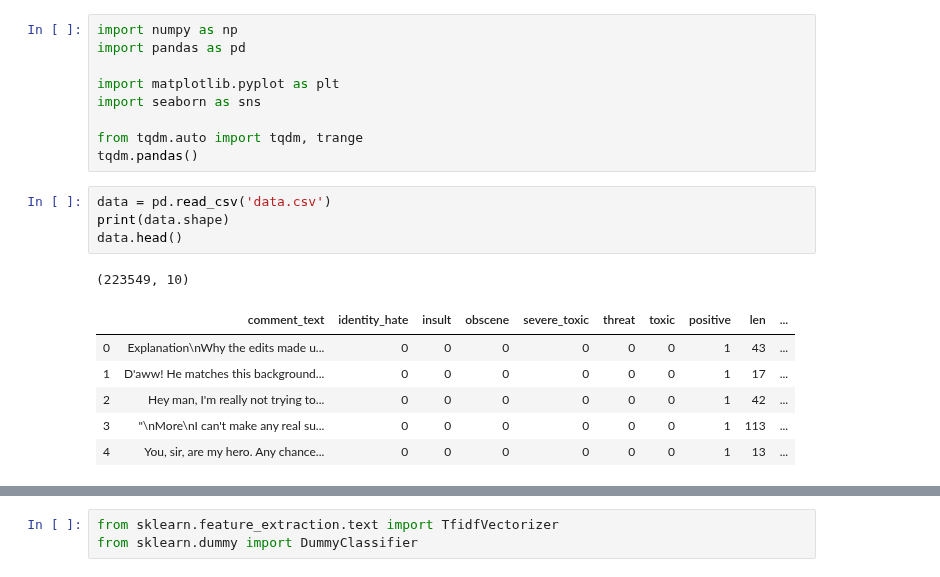
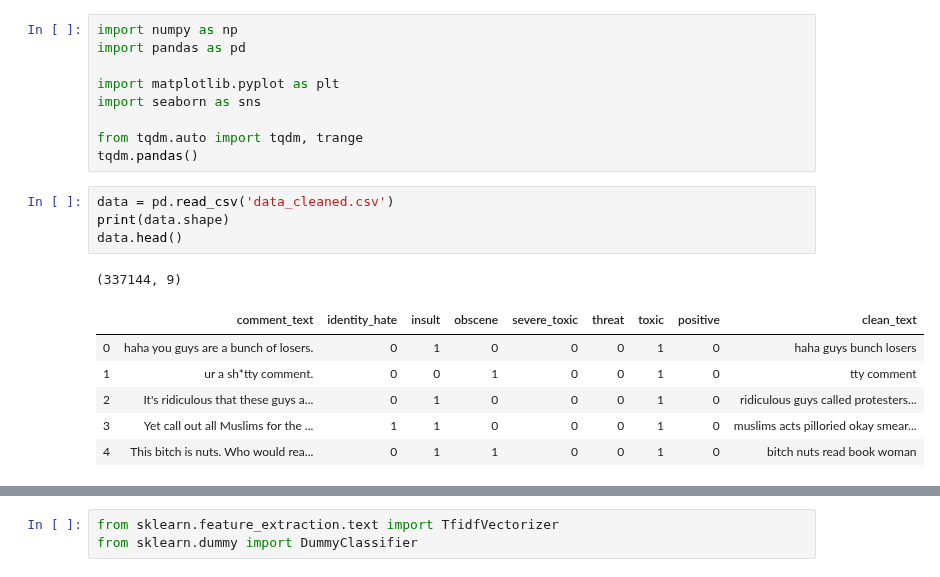
Before and after one commit to Ritvik19/Toxic-Comment-Classification, a Jupyter notebook: 02 Baseline Model.ipynb, the cells around one changed output, grey strips where cells are left out. Cells and saved outputs as stored; diff of their text form.

```diff
--- a/02 Baseline Model.ipynb
+++ b/02 Baseline Model.ipynb
@@ -8,17 +8,17 @@ import seaborn as sns
 from tqdm.auto import tqdm, trange
 tqdm.pandas()
 # %%
-data = pd.read_csv('data.csv')
+data = pd.read_csv('data_cleaned.csv')
 print(data.shape)
 data.head()
 # %% [output]
-(223549, 10)
+(337144, 9)
-|  | comment_text | identity_hate | insult | obscene | severe_toxic | threat | toxic | positive | len | ... |
-| 0 | Explanation\nWhy the edits made u... | 0 | 0 | 0 | 0 | 0 | 0 | 1 | 43 | ... |
-| 1 | D'aww! He matches this background... | 0 | 0 | 0 | 0 | 0 | 0 | 1 | 17 | ... |
-| 2 | Hey man, I'm really not trying to... | 0 | 0 | 0 | 0 | 0 | 0 | 1 | 42 | ... |
-| 3 | "\nMore\nI can't make any real su... | 0 | 0 | 0 | 0 | 0 | 0 | 1 | 113 | ... |
-| 4 | You, sir, are my hero. Any chance... | 0 | 0 | 0 | 0 | 0 | 0 | 1 | 13 | ... |
+|  | comment_text | identity_hate | insult | obscene | severe_toxic | threat | toxic | positive | clean_text |
+| 0 | haha you guys are a bunch of losers. | 0 | 1 | 0 | 0 | 0 | 1 | 0 | haha guys bunch losers |
+| 1 | ur a sh*tty comment. | 0 | 0 | 1 | 0 | 0 | 1 | 0 | tty comment |
+| 2 | It's ridiculous that these guys a... | 0 | 1 | 0 | 0 | 0 | 1 | 0 | ridiculous guys called protesters... |
+| 3 | Yet call out all Muslims for the ... | 1 | 1 | 0 | 0 | 0 | 1 | 0 | muslims acts pilloried okay smear... |
+| 4 | This bitch is nuts. Who would rea... | 0 | 1 | 1 | 0 | 0 | 1 | 0 | bitch nuts read book woman |
 # %%
 data.dropna(inplace=True)
 data.reset_index(drop=True, inplace=True)
```
Also changed, not shown: parts of 5 cells of this notebook, 2 other files.
